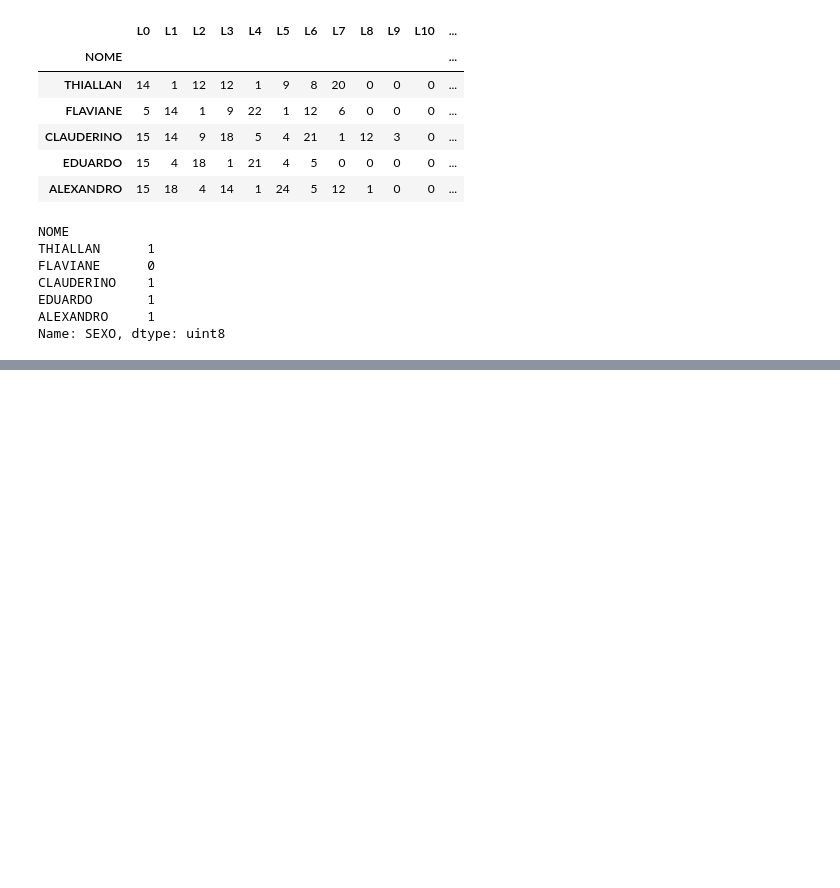
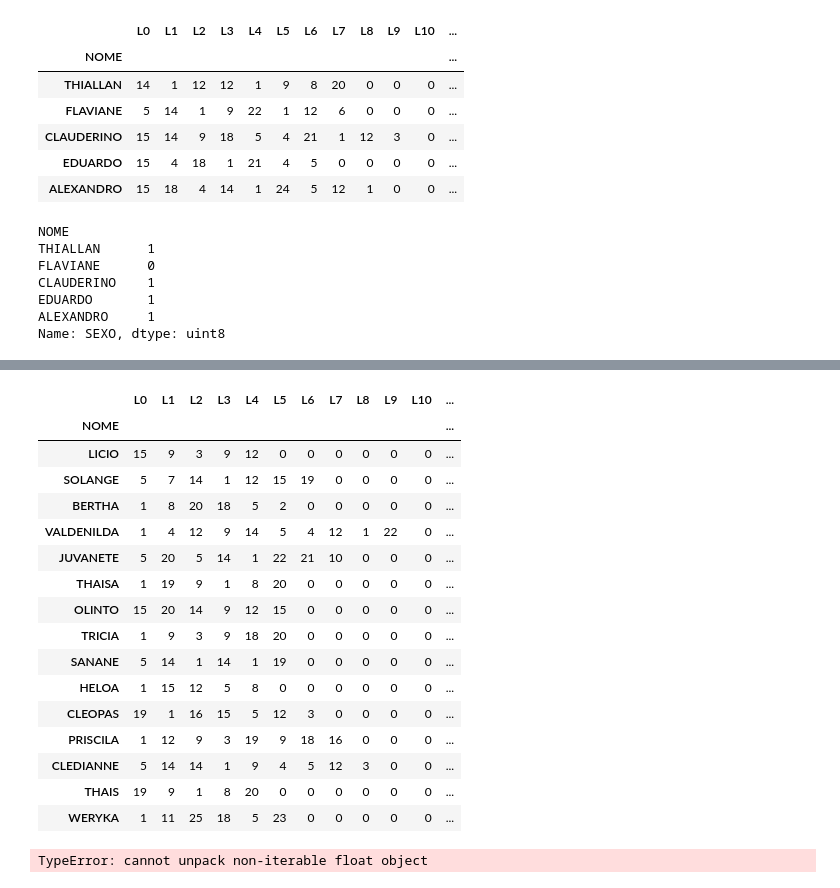
Before and after one commit to hjort/analise-pessoas-brasil, a Jupyter notebook: 71-modelo-genero-nome-tensorflow.ipynb, the cells around one changed output, grey strips where cells are left out. Saved outputs shown, nothing was run; the diff lists cells and outputs as text; code cells hidden in the pictures; blank space fills up the shorter version.

Commit message:
modelos com keras e tensorflow

```diff
--- a/71-modelo-genero-nome-tensorflow.ipynb
+++ b/71-modelo-genero-nome-tensorflow.ipynb
@@ -125,4 +107,0 @@ modelo
-# %%
-# treinamento do modelo
-modelo.fit(X_train, y_train, epochs = 300, batch_size = 10)
-modelo
@@ -193,0 +108,17 @@ URLError: <urlopen error [SSL: CERTIFICATE_VERIFY_FAILED] certificate verify fai
+# %%
+# determine the number of input features
+n_features = X_train.shape[1]
+
+# define model
+model = Sequential()
+model.add(Dense(10, activation='relu', kernel_initializer='he_normal', input_shape=(n_features,)))
+model.add(Dense(8, activation='relu', kernel_initializer='he_normal'))
+model.add(Dense(1, activation='sigmoid'))
+
+# summarize the model
+model.summary()
+
+# compile the model
+#model.compile(optimizer='adam', loss='binary_crossentropy', metrics=['accuracy'])
+sgd = SGD(learning_rate=0.001, momentum=0.8)
+model.compile(optimizer=sgd, loss='binary_crossentropy')
@@ -193,0 +140,6 @@ URLError: <urlopen error [SSL: CERTIFICATE_VERIFY_FAILED] certificate verify fai
+# %%
+%%time
+
+# fit the model
+model.fit(X_train, y_train, epochs=150, batch_size=32, verbose=0)
+model
@@ -193,0 +150,29 @@ URLError: <urlopen error [SSL: CERTIFICATE_VERIFY_FAILED] certificate verify fai
+# %%
+df2 = X_test.copy()
+df2['REAL'] = y_test * 100
+df2['PREV'] = model.predict(X_test) * 100
+df2.head(15)
+# %% [output]
+|  | L0 | L1 | L2 | L3 | L4 | L5 | L6 | L7 | L8 | L9 | L10 | ... |
+| NOME |  |  |  |  |  |  |  |  |  |  |  | ... |
+| LICIO | 15 | 9 | 3 | 9 | 12 | 0 | 0 | 0 | 0 | 0 | 0 | ... |
+| SOLANGE | 5 | 7 | 14 | 1 | 12 | 15 | 19 | 0 | 0 | 0 | 0 | ... |
+| BERTHA | 1 | 8 | 20 | 18 | 5 | 2 | 0 | 0 | 0 | 0 | 0 | ... |
+| VALDENILDA | 1 | 4 | 12 | 9 | 14 | 5 | 4 | 12 | 1 | 22 | 0 | ... |
+| JUVANETE | 5 | 20 | 5 | 14 | 1 | 22 | 21 | 10 | 0 | 0 | 0 | ... |
+| THAISA | 1 | 19 | 9 | 1 | 8 | 20 | 0 | 0 | 0 | 0 | 0 | ... |
+| OLINTO | 15 | 20 | 14 | 9 | 12 | 15 | 0 | 0 | 0 | 0 | 0 | ... |
+| TRICIA | 1 | 9 | 3 | 9 | 18 | 20 | 0 | 0 | 0 | 0 | 0 | ... |
+| SANANE | 5 | 14 | 1 | 14 | 1 | 19 | 0 | 0 | 0 | 0 | 0 | ... |
+| HELOA | 1 | 15 | 12 | 5 | 8 | 0 | 0 | 0 | 0 | 0 | 0 | ... |
+| CLEOPAS | 19 | 1 | 16 | 15 | 5 | 12 | 3 | 0 | 0 | 0 | 0 | ... |
+| PRISCILA | 1 | 12 | 9 | 3 | 19 | 9 | 18 | 16 | 0 | 0 | 0 | ... |
+| CLEDIANNE | 5 | 14 | 14 | 1 | 9 | 4 | 5 | 12 | 3 | 0 | 0 | ... |
+| THAIS | 19 | 9 | 1 | 8 | 20 | 0 | 0 | 0 | 0 | 0 | 0 | ... |
+| WERYKA | 1 | 11 | 25 | 18 | 5 | 23 | 0 | 0 | 0 | 0 | 0 | ... |
+# %%
+# evaluate the model
+loss, acc = model.evaluate(X_test, y_test, verbose=0)
+print('Acurácia: %.2f %%' % (acc * 100))
+# %% [output]
+TypeError: cannot unpack non-iterable float object
```
Also changed, not shown: parts of 15 cells of this notebook, 5 other files.
